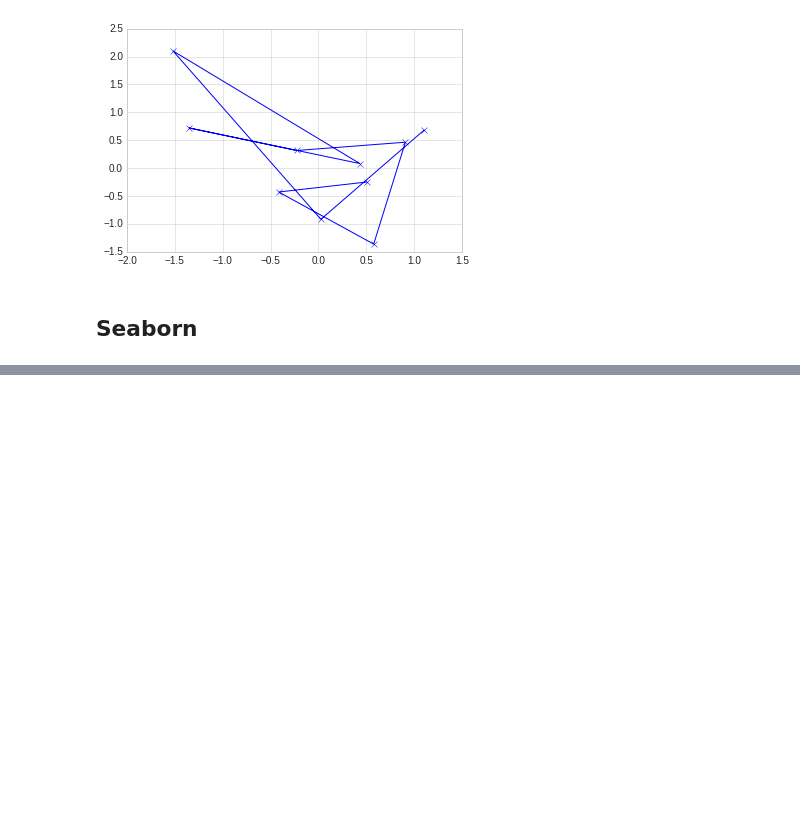
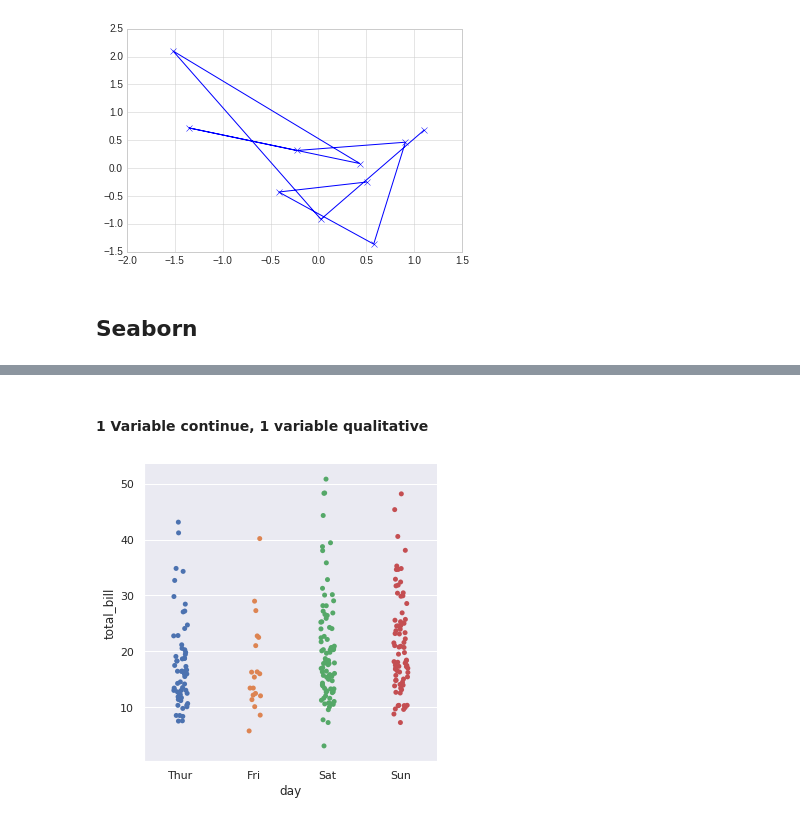
Before and after one commit to lelain/Notes_Python, a Jupyter notebook: Numpy_Matplotlib_Pandas.ipynb, the cells around one changed output, grey strips where cells are left out. Cells and saved outputs as stored; diff of their text form; code cells hidden in the pictures; blank space fills up the shorter version.

```diff
--- a/Numpy_Matplotlib_Pandas.ipynb
+++ b/Numpy_Matplotlib_Pandas.ipynb
@@ -928,0 +979,6 @@ my_plotter(ax, data1, data2, {'marker': 'x'});
+# %% [markdown]
+#### 1 Variable continue, 1 variable qualitative
+# %%
+sns.catplot(x="day", y="total_bill", data=tips);
+# %% [output]
+[figure, added]
```
Also changed, not shown: parts of 21 cells of this notebook.
